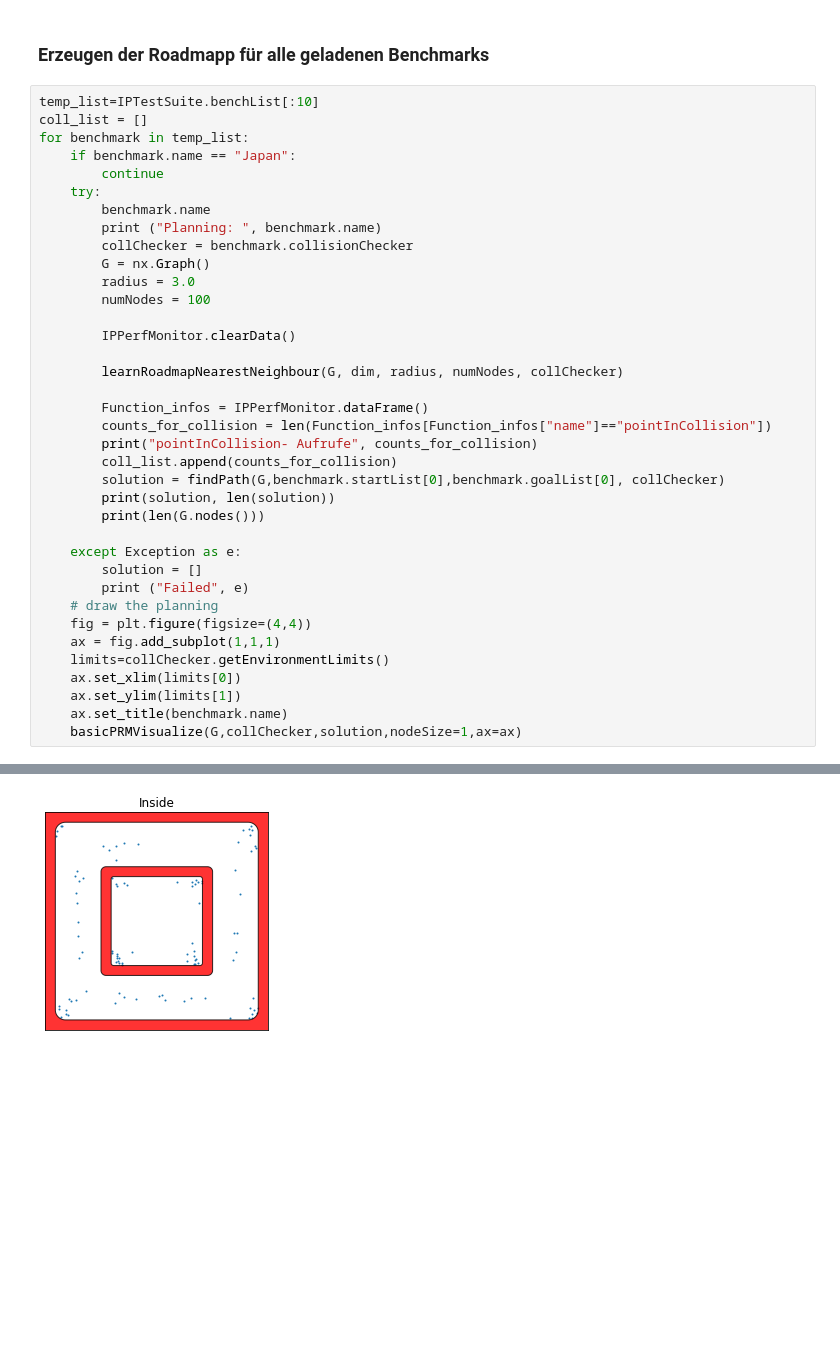
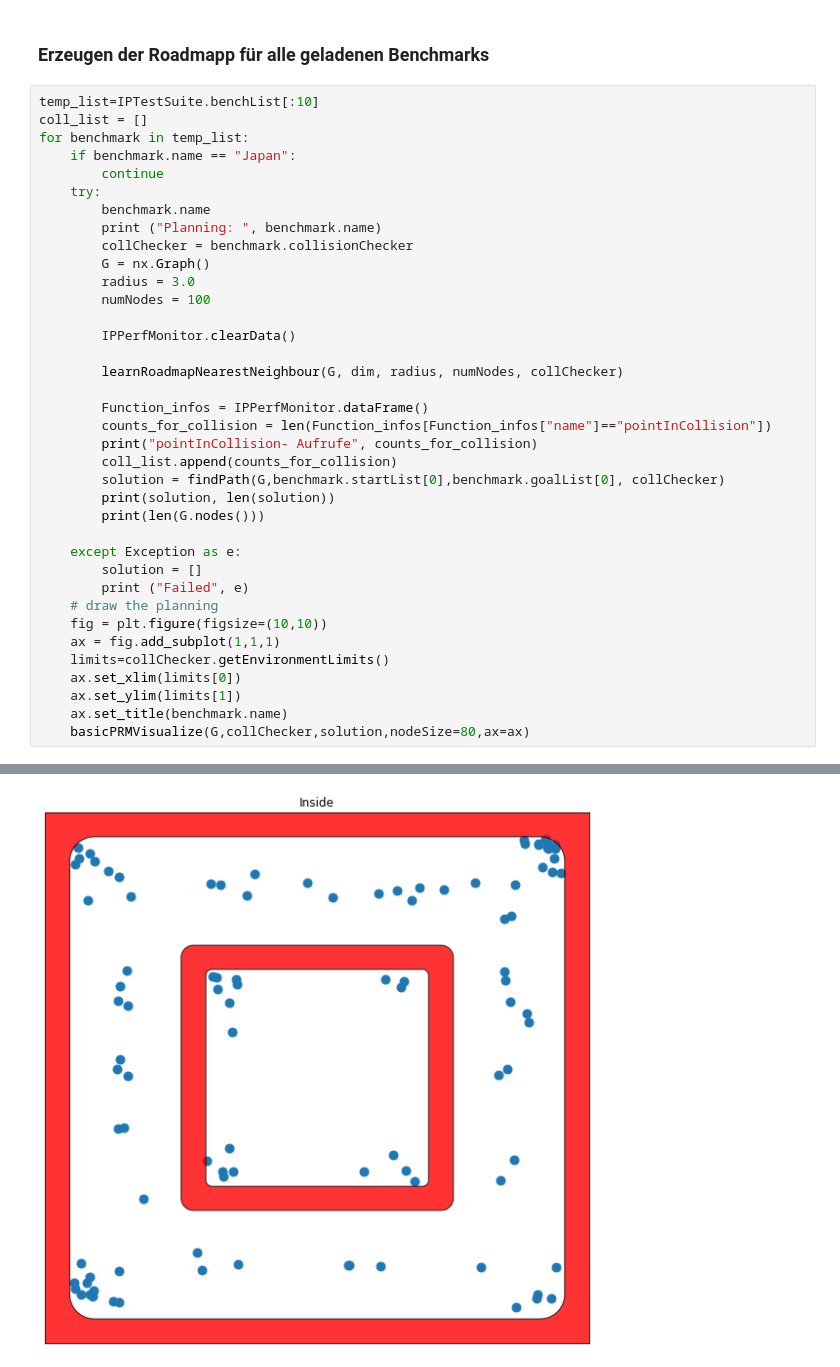
Before and after one commit to Keypos/Roboterprogrammierung_Projektarbeit, a Jupyter notebook: Aufgabe2_Bridge_Benchmark.ipynb, the cells around one changed output, grey strips where cells are left out. Saved outputs shown, nothing was run; the diff lists cells and outputs as text; blank space fills up the shorter version.

```diff
--- a/Aufgabe2_Bridge_Benchmark.ipynb
+++ b/Aufgabe2_Bridge_Benchmark.ipynb
@@ -284,12 +284,12 @@ for benchmark in temp_list:
         solution = []
         print ("Failed", e)
     # draw the planning
-    fig = plt.figure(figsize=(4,4))
+    fig = plt.figure(figsize=(10,10))
     ax = fig.add_subplot(1,1,1)
     limits=collChecker.getEnvironmentLimits()
     ax.set_xlim(limits[0])
     ax.set_ylim(limits[1])
     ax.set_title(benchmark.name)
-    basicPRMVisualize(G,collChecker,solution,nodeSize=1,ax=ax)
+    basicPRMVisualize(G,collChecker,solution,nodeSize=80,ax=ax)
 # %% [output]
 Planning:  Trap
@@ -328 +319 @@ Failed Either source start or target goal is not in G
-[figure, old version]
+[figure, new version]
```
Also changed, not shown: parts of 2 cells of this notebook, 5 other files.
